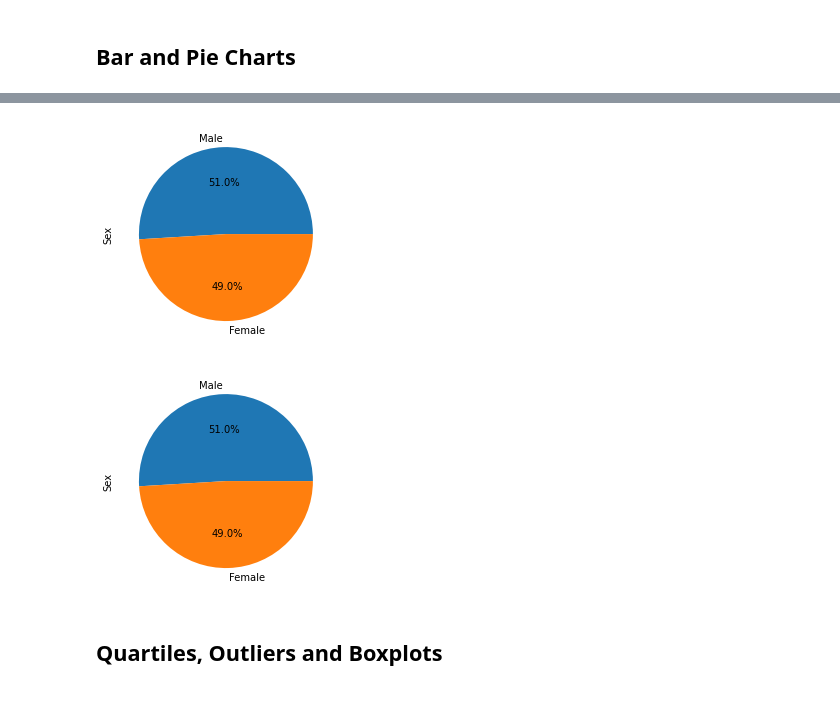
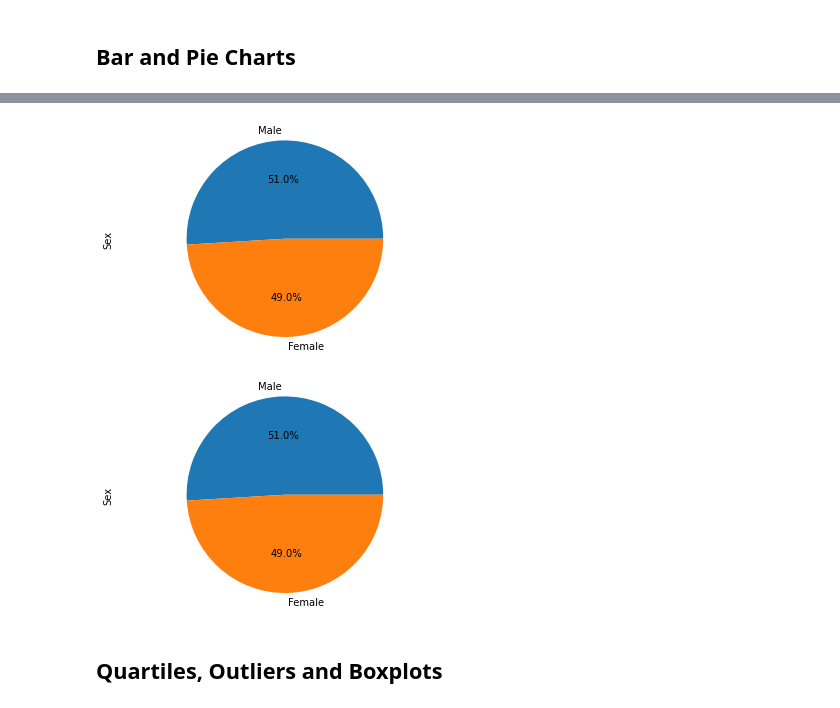
Before and after one commit to Bec-Gould/Matplotlib_Homework, a Jupyter notebook: pymaceuticals_starter.ipynb, the cells around one changed output, grey strips where cells are left out. Saved outputs shown, nothing was run; the diff lists cells and outputs as text; code cells hidden in the pictures.

```diff
--- a/pymaceuticals_starter.ipynb
+++ b/pymaceuticals_starter.ipynb
@@ -167,11 +198,24 @@ clean_mouse_summary2
 # %%
 # Generate a pie plot showing the distribution of female versus male mice using pandas
+mouse_pie_df = clean_mouse_df["Sex"].value_counts().plot(kind="pie", autopct="%1.1f%%")
+
+plt.axis("equal")
+plt.show()
 # %% [output]
-[figure, old version]
+[figure, new version]
 # %%
 # Generate a pie plot showing the distribution of female versus male mice using pyplot
+sex_count = clean_mouse_df["Sex"].value_counts()
+sex = ["Male","Female"]
+sex_count
+
+plt.pie(sex_count, autopct="%1.1f%%", labels=sex, shadow=False)
+plt.ylabel("Sex")
+
+plt.axis("equal")
+plt.show()
 # %% [output]
-[figure, old version]
+[figure, new version]
 # %% [markdown]
 ## Quartiles, Outliers and Boxplots
 # %%
```
Also changed, not shown: parts of 20 cells of this notebook, 2 other files.
